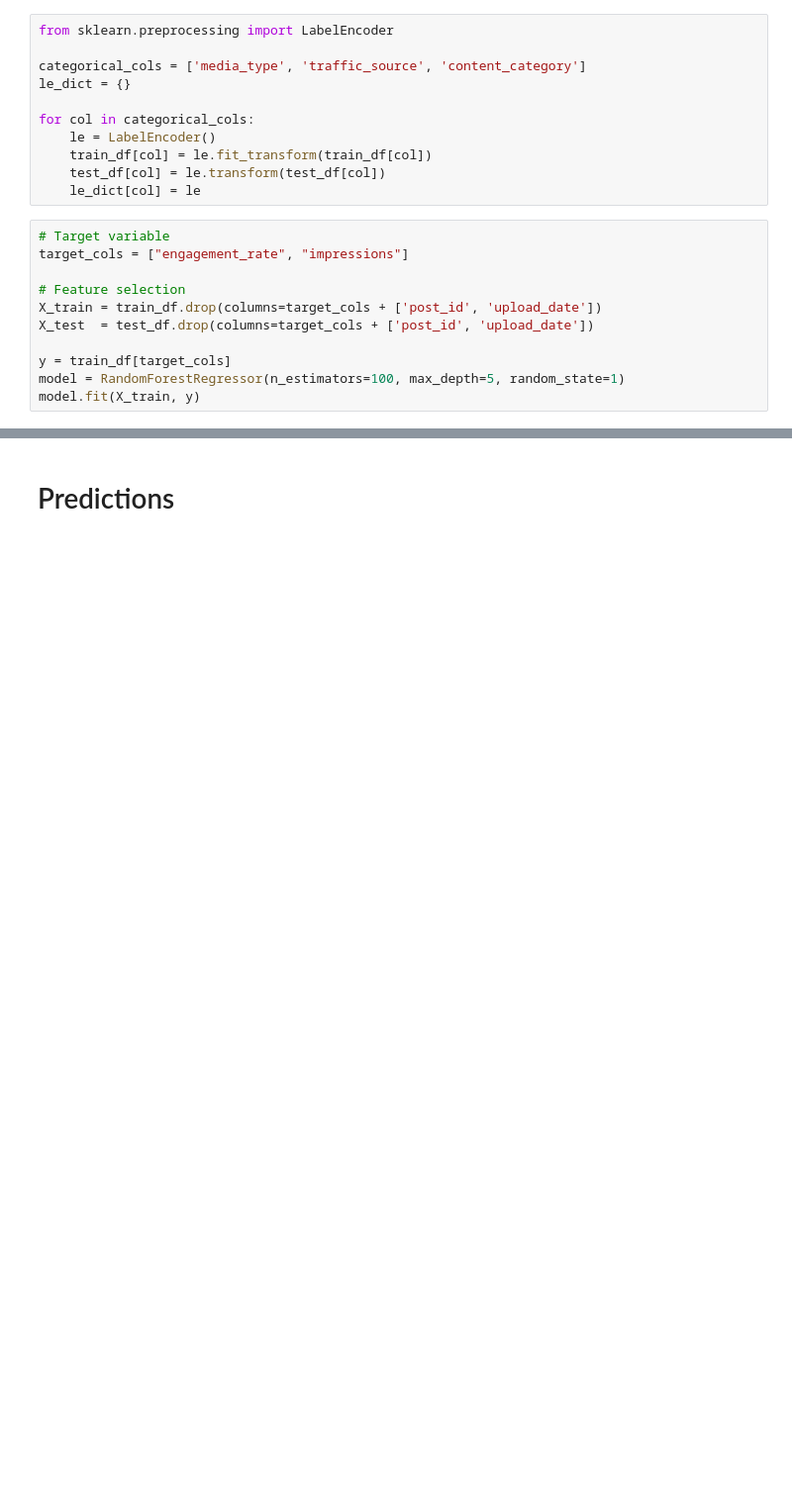
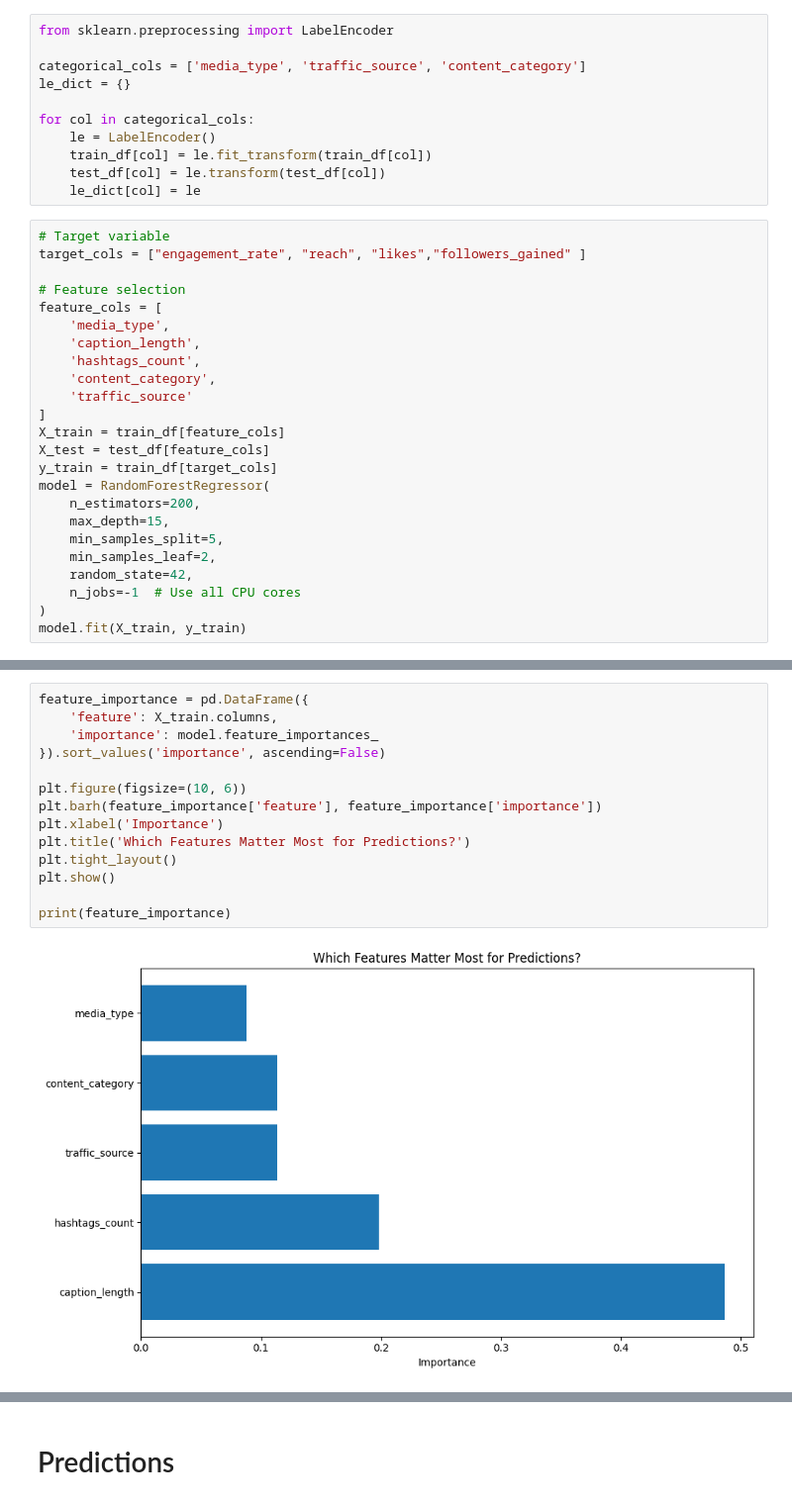
Before and after one commit to kritisingh96/Instagram_Reach_Analytics, a Jupyter notebook: instagram-reach-analytics.ipynb, the cells around one changed output, grey strips where cells are left out. Shown at 99% size. Saved outputs shown, nothing was run; the diff lists cells and outputs as text; blank space fills up the shorter version.

Commit message:
Kaggle Notebook | Instagram Reach Analytics | Version 4

```diff
--- a/instagram-reach-analytics.ipynb
+++ b/instagram-reach-analytics.ipynb
@@ -178,13 +180,26 @@ for col in categorical_cols:
     le_dict[col] = le
 # %%
 # Target variable
-target_cols = ["engagement_rate", "impressions"]
+target_cols = ["engagement_rate", "reach", "likes","followers_gained" ]
 
 # Feature selection
-X_train = train_df.drop(columns=target_cols + ['post_id', 'upload_date'])
-X_test  = test_df.drop(columns=target_cols + ['post_id', 'upload_date'])
-
-y = train_df[target_cols]
-model = RandomForestRegressor(n_estimators=100, max_depth=5, random_state=1)
-model.fit(X_train, y)
+feature_cols = [
+    'media_type',
+    'caption_length',
+    'hashtags_count',
+    'content_category',
+    'traffic_source'
+]
+X_train = train_df[feature_cols]
+X_test = test_df[feature_cols]
+y_train = train_df[target_cols]
+model = RandomForestRegressor(
+    n_estimators=200,
+    max_depth=15,
+    min_samples_split=5,
+    min_samples_leaf=2,
+    random_state=42,
+    n_jobs=-1  # Use all CPU cores
+)
+model.fit(X_train, y_train)
 # %% [output]
@@ -206 +216,17 @@ content_category    int64
 dtype: object
+# %%
+feature_importance = pd.DataFrame({
+    'feature': X_train.columns,
+    'importance': model.feature_importances_
+}).sort_values('importance', ascending=False)
+
+plt.figure(figsize=(10, 6))
+plt.barh(feature_importance['feature'], feature_importance['importance'])
+plt.xlabel('Importance')
+plt.title('Which Features Matter Most for Predictions?')
+plt.tight_layout()
+plt.show()
+
+print(feature_importance)
+# %% [output]
+[figure, added]
```
Also changed, not shown: parts of 8 cells of this notebook.
